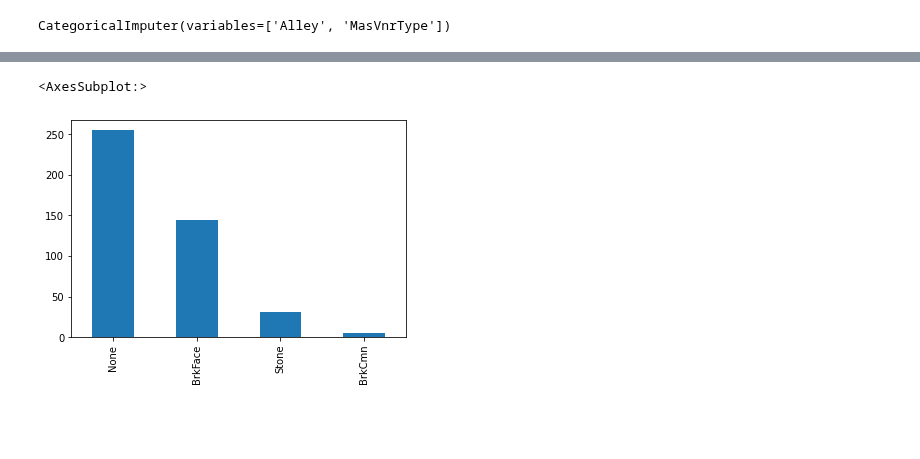
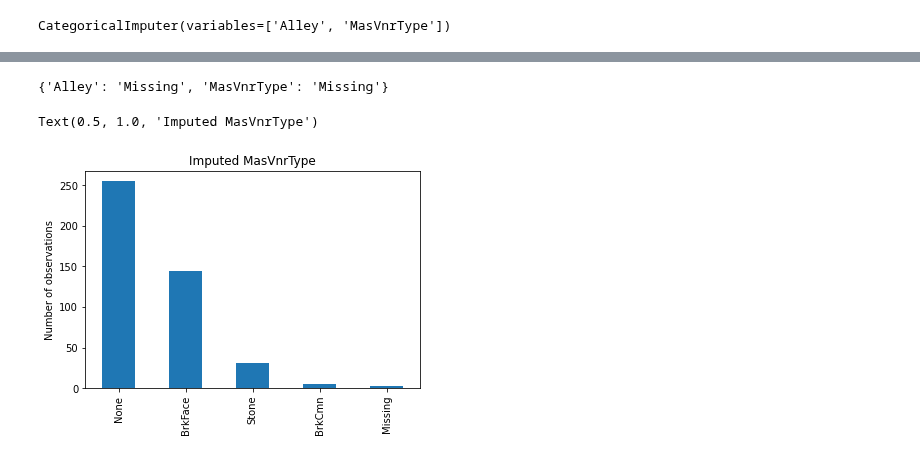
Before and after one commit to feature-engine/feature-engine-examples, a Jupyter notebook: imputation/CategoricalImputer.ipynb, the cells around one changed output, grey strips where cells are left out. Cells and saved outputs as stored; diff of their text form; code cells hidden in the pictures; blank space fills up the shorter version.

```diff
--- a/imputation/CategoricalImputer.ipynb
+++ b/imputation/CategoricalImputer.ipynb
@@ -103,6 +92,0 @@ We can also replace missing values with the most frequent category
-# %%
-imputer = CategoricalImputer(
-    imputation_method='frequent',
-    variables=['Alley', 'MasVnrType'])
-
-imputer.fit(X_train)
@@ -233,8 +92,0 @@ The user can also enter a specific string for imputation (instead of the default
-# %%
-imputer = CategoricalImputer(variables='MasVnrType',fill_value="this_is_missing")
-
-# we can fit and transform the train set
-train_t = imputer.fit_transform(X_train)
-
-# and then transform the test set
-test_t = imputer.transform(X_test)
@@ -253,7 +93,7 @@ test_t['MasVnrType'].value_counts().plot.bar()
-# %%
-# which was not present in the original dataset
-
-X_test['MasVnrType'].value_counts().plot.bar()
-# %% [output]
-<AxesSubplot:>
-[figure, removed]
+# %%
+# We impute all variables with the
+# string 'Missing'
+
+imputer.imputer_dict_
+# %% [output]
+{'Alley': 'Missing', 'MasVnrType': 'Missing'}
@@ -259,0 +105,10 @@ X_test['MasVnrType'].value_counts().plot.bar()
+# %%
+# Observe the new category 'Missing'
+
+test_t['MasVnrType'].value_counts().plot.bar()
+
+plt.ylabel('Number of observations')
+plt.title('Imputed MasVnrType')
+# %% [output]
+Text(0.5, 1.0, 'Imputed MasVnrType')
+[figure, added]
```
Also changed, not shown: parts of 51 cells of this notebook, 2 other files.
